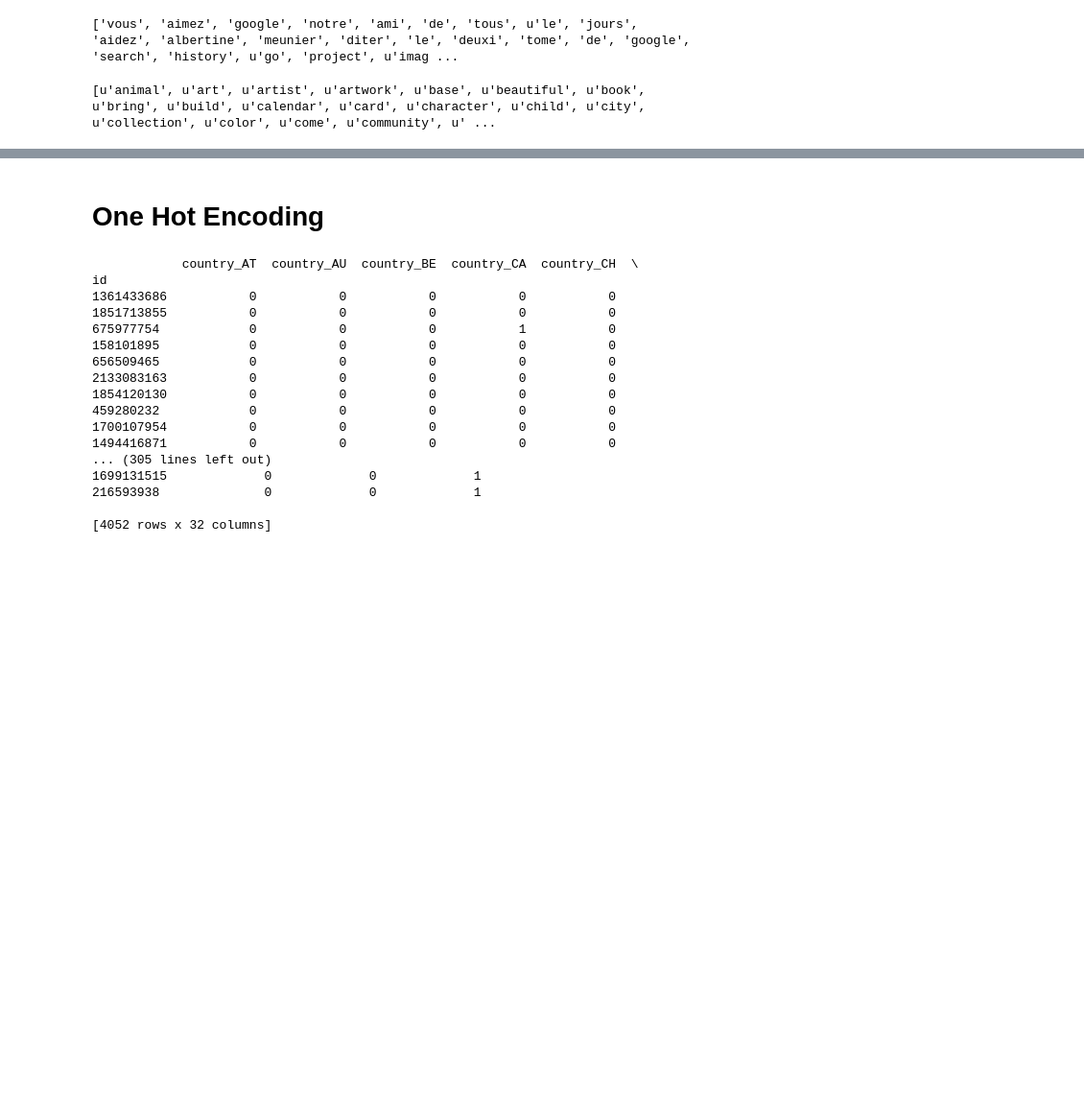
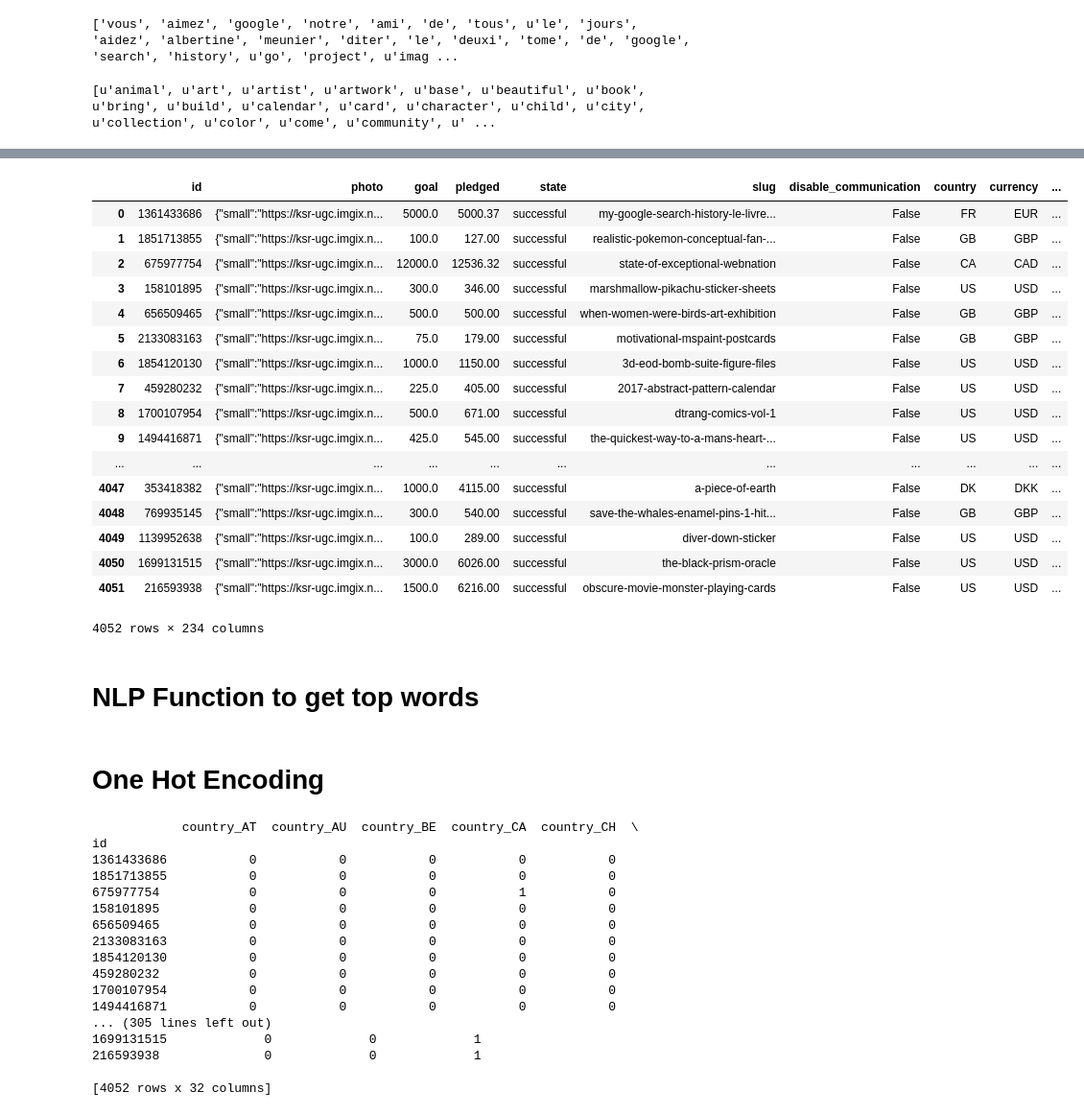
Before and after one commit to soniakt23/KickstarterFundingPredictor, a Jupyter notebook: NLP.ipynb, the cells around one changed output, grey strips where cells are left out. Shown at 96% size. Cells and saved outputs as stored; diff of their text form; code cells hidden in the pictures; blank space fills up the shorter version.

```diff
--- a/NLP.ipynb
+++ b/NLP.ipynb
@@ -151,0 +145,10 @@ print word_features
+# %%
+nlp_features = []
+data = preprocess_nlp(data,"blurb")
+print data["blurb"]
+
+for word in final_words:
+    lst = []
+    for blurb in data["blurb"]:
+        lst.append(blurb.count(word))
+    nlp_features.append(lst)
@@ -151,0 +173,5 @@ print word_features
+# %%
+nlp_features = np.array(nlp_features)
+nlp_features_column = np.array(nlp_features).T
+nlp_feature_data = pd.DataFrame(data = nlp_features_column, columns = final_words)
+print nlp_feature_data
@@ -152,3 +196,47 @@ print word_features
+# %%
+data = pd.concat([data, nlp_feature_data], axis = 1)
+# %%
+def nlp(data, list_of_features, total_words):
+    for i in list_of_features:
+        final_words = nlp_data(data, i, total_words)
+        data = preprocess_nlp(data,i)
+        nlp_features = []
+        for word in final_words:
+            lst = []
+            for x in data[i]:
+                lst.append(x.count(word))
+            nlp_features.append(lst)
+
+        nlp_features = np.array(nlp_features)
+        nlp_features_column = np.array(nlp_features).T
+        nlp_feature_data = pd.DataFrame(data = nlp_features_column, columns = final_words)
+        data = data.drop(i, axis = 1)
+        data = pd.concat([data, nlp_feature_data], axis = 1)
+    return data
+# %%
+data = nlp(data, ["blurb", "name"], 100)
+data
+# %% [output]
+|  | id | photo | goal | pledged | state | slug | disable_communication | country | currency | ... |
+| 0 | 1361433686 | {"small":"https://ksr-ugc.imgix.n... | 5000.0 | 5000.37 | successful | my-google-search-history-le-livre... | False | FR | EUR | ... |
+| 1 | 1851713855 | {"small":"https://ksr-ugc.imgix.n... | 100.0 | 127.00 | successful | realistic-pokemon-conceptual-fan-... | False | GB | GBP | ... |
+| 2 | 675977754 | {"small":"https://ksr-ugc.imgix.n... | 12000.0 | 12536.32 | successful | state-of-exceptional-webnation | False | CA | CAD | ... |
+| 3 | 158101895 | {"small":"https://ksr-ugc.imgix.n... | 300.0 | 346.00 | successful | marshmallow-pikachu-sticker-sheets | False | US | USD | ... |
+| 4 | 656509465 | {"small":"https://ksr-ugc.imgix.n... | 500.0 | 500.00 | successful | when-women-were-birds-art-exhibition | False | GB | GBP | ... |
+| 5 | 2133083163 | {"small":"https://ksr-ugc.imgix.n... | 75.0 | 179.00 | successful | motivational-mspaint-postcards | False | GB | GBP | ... |
+| 6 | 1854120130 | {"small":"https://ksr-ugc.imgix.n... | 1000.0 | 1150.00 | successful | 3d-eod-bomb-suite-figure-files | False | US | USD | ... |
+| 7 | 459280232 | {"small":"https://ksr-ugc.imgix.n... | 225.0 | 405.00 | successful | 2017-abstract-pattern-calendar | False | US | USD | ... |
+| 8 | 1700107954 | {"small":"https://ksr-ugc.imgix.n... | 500.0 | 671.00 | successful | dtrang-comics-vol-1 | False | US | USD | ... |
+| 9 | 1494416871 | {"small":"https://ksr-ugc.imgix.n... | 425.0 | 545.00 | successful | the-quickest-way-to-a-mans-heart-... | False | US | USD | ... |
+| ... | ... | ... | ... | ... | ... | ... | ... | ... | ... | ... |
+| 4047 | 353418382 | {"small":"https://ksr-ugc.imgix.n... | 1000.0 | 4115.00 | successful | a-piece-of-earth | False | DK | DKK | ... |
+| 4048 | 769935145 | {"small":"https://ksr-ugc.imgix.n... | 300.0 | 540.00 | successful | save-the-whales-enamel-pins-1-hit... | False | GB | GBP | ... |
+| 4049 | 1139952638 | {"small":"https://ksr-ugc.imgix.n... | 100.0 | 289.00 | successful | diver-down-sticker | False | US | USD | ... |
+| 4050 | 1699131515 | {"small":"https://ksr-ugc.imgix.n... | 3000.0 | 6026.00 | successful | the-black-prism-oracle | False | US | USD | ... |
+| 4051 | 216593938 | {"small":"https://ksr-ugc.imgix.n... | 1500.0 | 6216.00 | successful | obscure-movie-monster-playing-cards | False | US | USD | ... |
+4052 rows × 234 columns
+# %% [markdown]
+# NLP Function to get top words
 # %%
 # data - Data set
 # feature - feature that is going to be processed using nlp
```
Also changed, not shown: parts of 7 cells of this notebook.
